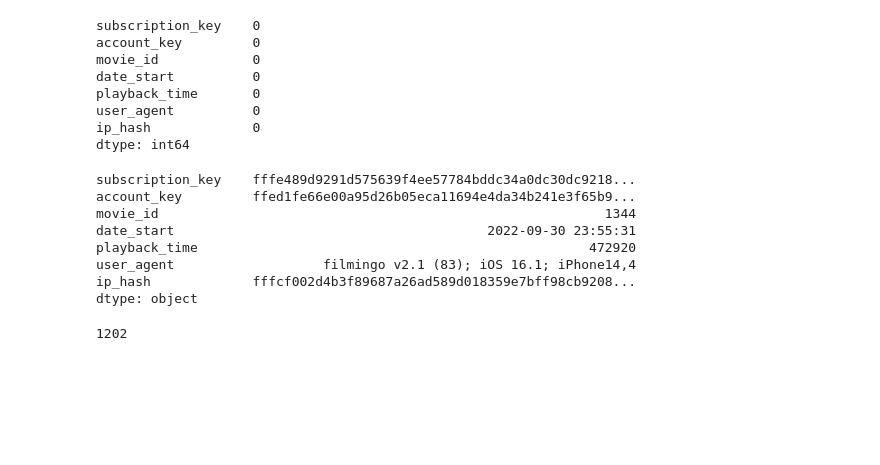
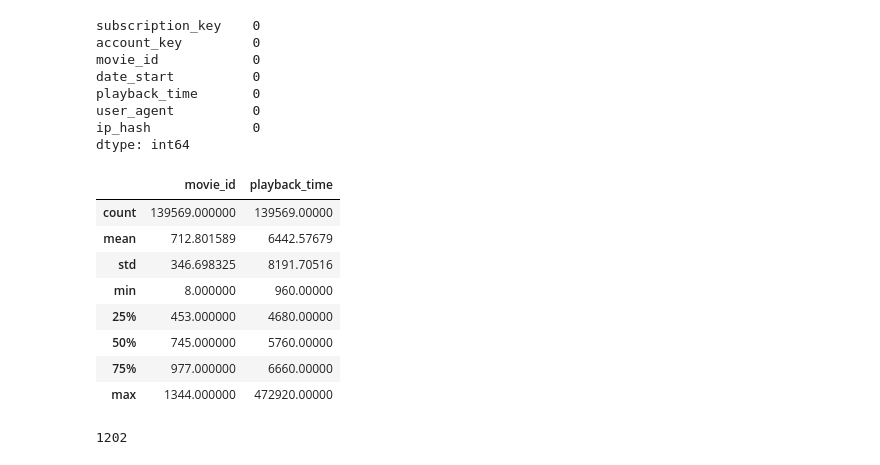
Before and after one commit to elisicke/Data-Analyst-Capstone-Project, a Jupyter notebook: Group_phillipp.ipynb, the cells around one changed output. Saved outputs shown, nothing was run; the diff lists cells and outputs as text; code cells hidden in the pictures; blank space fills up the shorter version.

```diff
--- a/Group_phillipp.ipynb
+++ b/Group_phillipp.ipynb
@@ -150,17 +150,18 @@ user_agent          0
 ip_hash             0
 dtype: int64
 # %%
-df_playbacks.max()
+df_playbacks.describe()
 # have a closer look at max playback times
 # %% [output]
-subscription_key    fffe489d9291d575639f4ee57784bddc34a0dc30dc9218...
-account_key         ffed1fe66e00a95d26b05eca11694e4da34b241e3f65b9...
-movie_id                                                         1344
-date_start                                        2022-09-30 23:55:31
-playback_time                                                  472920
-user_agent                   filmingo v2.1 (83); iOS 16.1; iPhone14,4
-ip_hash             fffcf002d4b3f89687a26ad589d018359e7bff98cb9208...
-dtype: object
+|  | movie_id | playback_time |
+| count | 139569.000000 | 139569.00000 |
+| mean | 712.801589 | 6442.57679 |
+| std | 346.698325 | 8191.70516 |
+| min | 8.000000 | 960.00000 |
+| 25% | 453.000000 | 4680.00000 |
+| 50% | 745.000000 | 5760.00000 |
+| 75% | 977.000000 | 6660.00000 |
+| max | 1344.000000 | 472920.00000 |
 # %%
 df_playbacks.movie_id.nunique()
 # %% [output]
```
Also changed, not shown: parts of 6 cells of this notebook.
